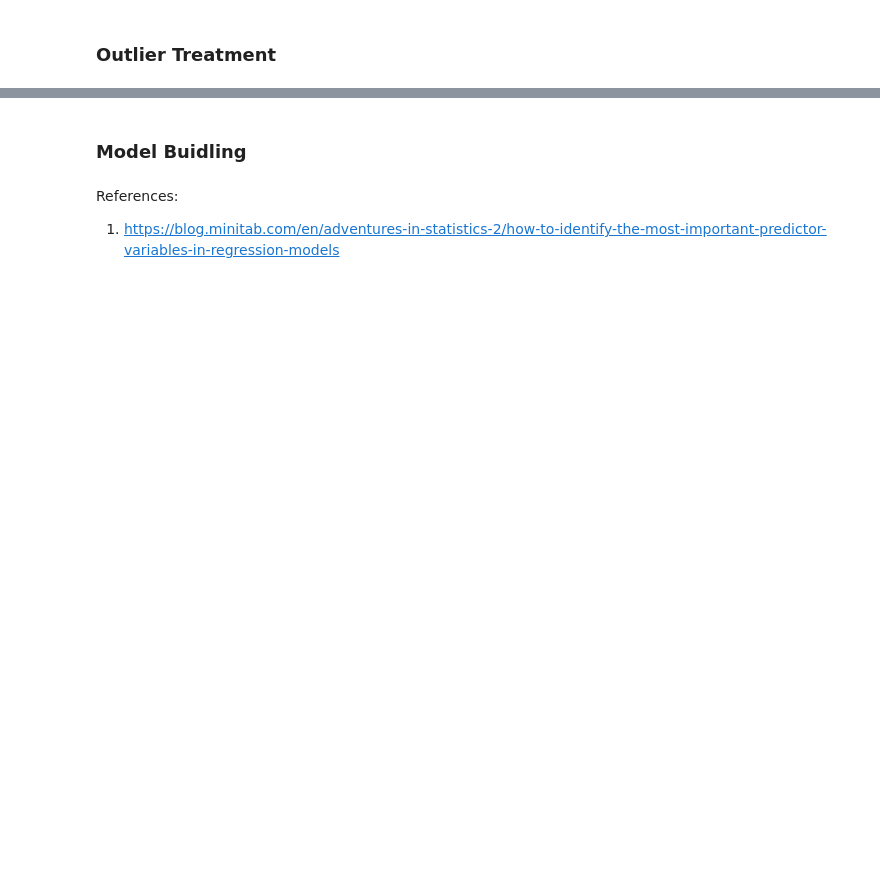
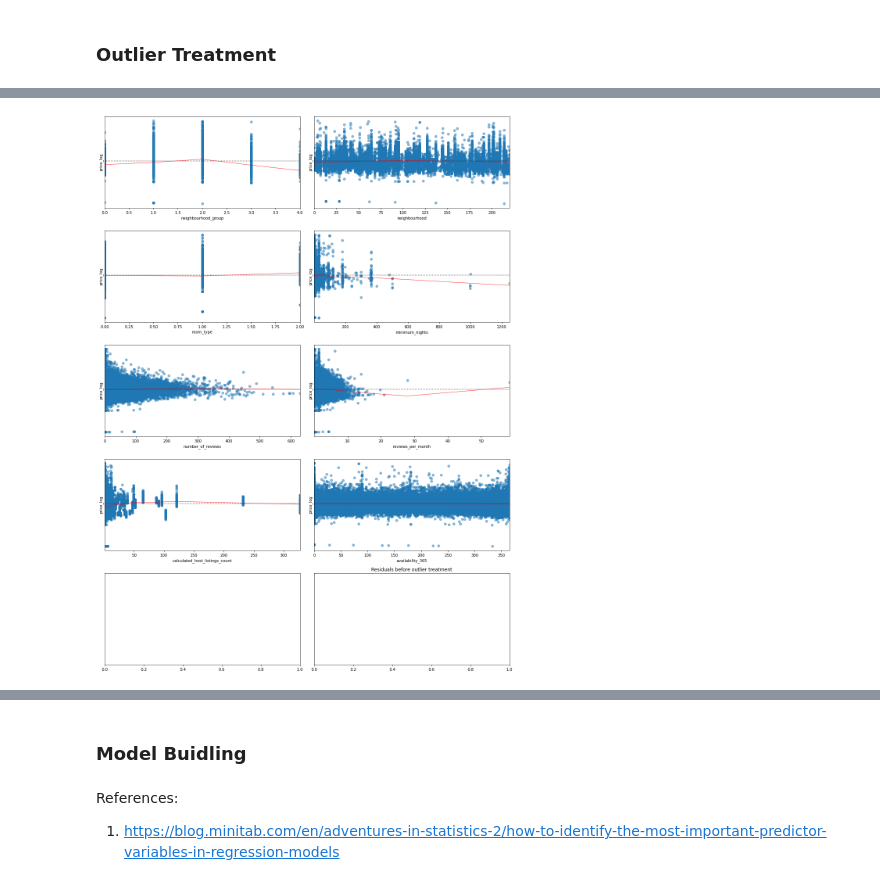
Before and after one commit to midhunmohank/DS, a Jupyter notebook: Notebooks/ML Data Cleaning and Feature Selection.ipynb, the cells around one changed output, grey strips where cells are left out. Cells and saved outputs as stored; diff of their text form; code cells hidden in the pictures; blank space fills up the shorter version.

```diff
--- a/Notebooks/ML Data Cleaning and Feature Selection.ipynb
+++ b/Notebooks/ML Data Cleaning and Feature Selection.ipynb
@@ -232,0 +337,3 @@ Each of the following method is applied below to the dataset.</b>
+# %%
+df_x, df_y = df.iloc[:,:8], df.iloc[:,-1]
+df_x.head()
@@ -232,0 +347,37 @@ Each of the following method is applied below to the dataset.</b>
+# %%
+f, axes = plt.subplots(5, 2, figsize=(15, 20))
+sns.residplot(df_x.iloc[:,0],df_y, lowess=True, ax=axes[0, 0],
+                          scatter_kws={'alpha': 0.5},
+                          line_kws={'color': 'red', 'lw': 1, 'alpha': 0.8})
+sns.residplot(df_x.iloc[:,1],df_y, lowess=True, ax=axes[0, 1],
+                          scatter_kws={'alpha': 0.5},
+                          line_kws={'color': 'red', 'lw': 1, 'alpha': 0.8})
+sns.residplot(df_x.iloc[:,2],df_y, lowess=True, ax=axes[1, 0],
+                          scatter_kws={'alpha': 0.5},
+                          line_kws={'color': 'red', 'lw': 1, 'alpha': 0.8})
+sns.residplot(df_x.iloc[:,3],df_y, lowess=True, ax=axes[1, 1],
+                          scatter_kws={'alpha': 0.5},
+                          line_kws={'color': 'red', 'lw': 1, 'alpha': 0.8})
+sns.residplot(df_x.iloc[:,4],df_y, lowess=True, ax=axes[2, 0],
+                          scatter_kws={'alpha': 0.5},
+                          line_kws={'color': 'red', 'lw': 1, 'alpha': 0.8})
+sns.residplot(df_x.iloc[:,5],df_y, lowess=True, ax=axes[2, 1],
+                          scatter_kws={'alpha': 0.5},
+                          line_kws={'color': 'red', 'lw': 1, 'alpha': 0.8})
+sns.residplot(df_x.iloc[:,6],df_y, lowess=True, ax=axes[3, 0],
+                          scatter_kws={'alpha': 0.5},
+                          line_kws={'color': 'red', 'lw': 1, 'alpha': 0.8})
+sns.residplot(df_x.iloc[:,7],df_y, lowess=True, ax=axes[3, 1],
+                          scatter_kws={'alpha': 0.5},
+                          line_kws={'color': 'red', 'lw': 1, 'alpha': 0.8})
+# sns.residplot(df_x.iloc[:,8],df_y, lowess=True, ax=axes[4, 0],
+#                           scatter_kws={'alpha': 0.5},
+#                           line_kws={'color': 'red', 'lw': 1, 'alpha': 0.8})
+# sns.residplot(df_x.iloc[:,9],df_y, lowess=True, ax=axes[4, 1],
+#                           scatter_kws={'alpha': 0.5},
+#                           line_kws={'color': 'red', 'lw': 1, 'alpha': 0.8})
+plt.setp(axes, yticks=[])
+plt.title("Residuals before outlier treatment")
+plt.tight_layout()
+# %% [output]
+[figure, added]
```
Also changed, not shown: parts of 35 cells of this notebook, 1 other file.
